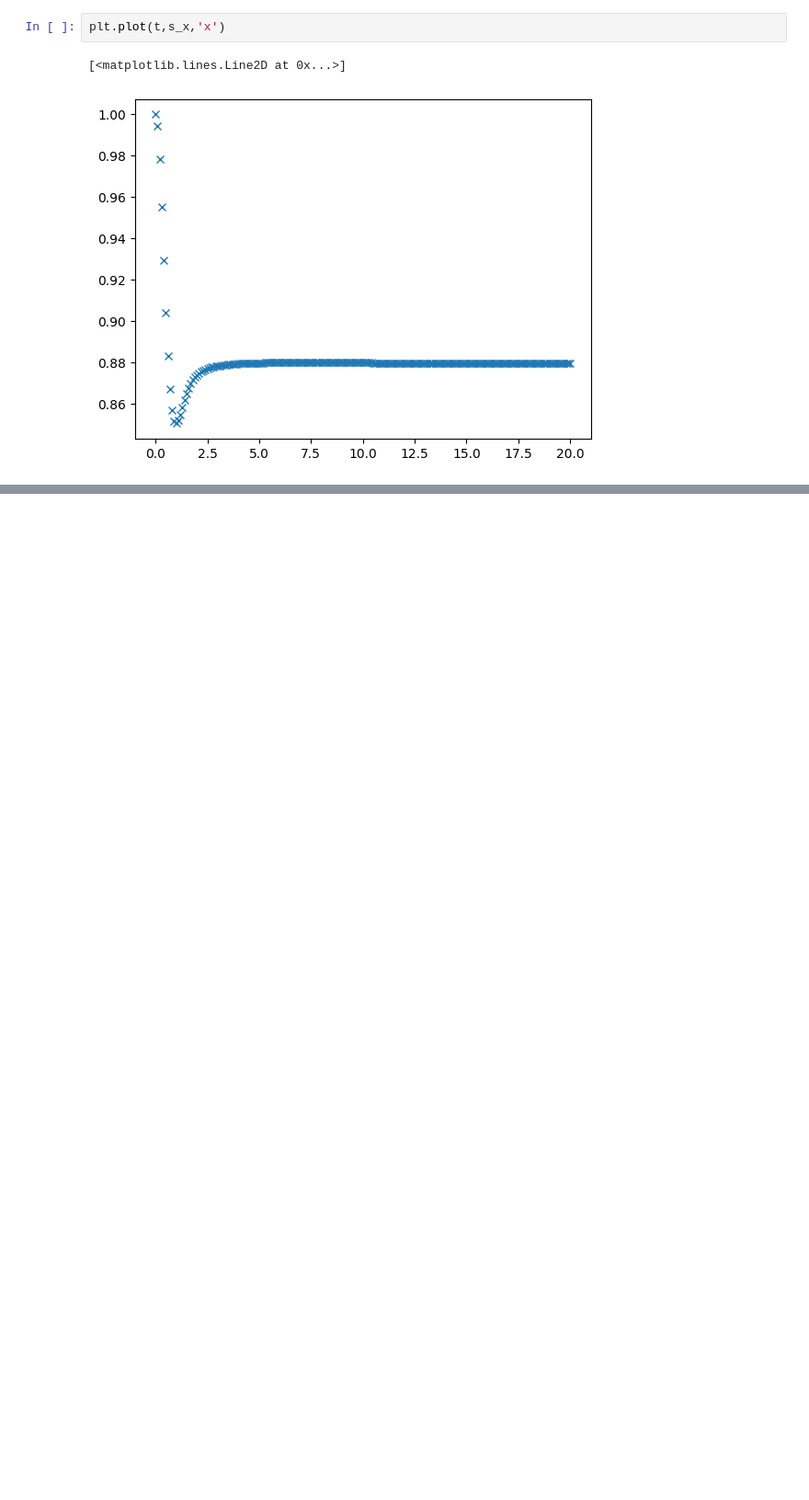
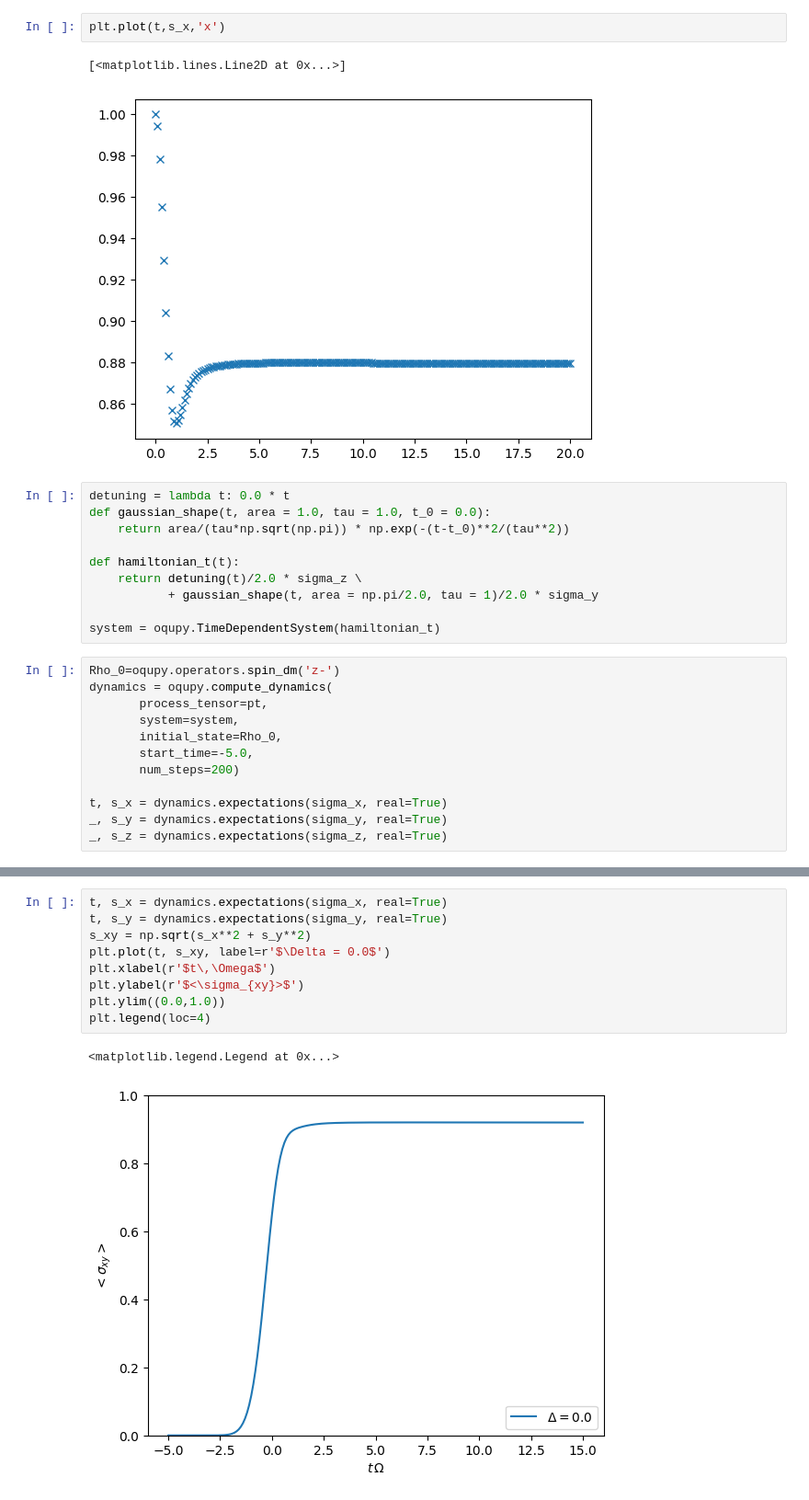
Before and after one commit to tempoCollaboration/OQuPy, a Jupyter notebook: iTEBD-example.ipynb, the cells around one changed output, grey strips where cells are left out. Shown at 92% size. Saved outputs shown, nothing was run; the diff lists cells and outputs as text; blank space fills up the shorter version.

Commit message:
Incorporated speed up to create_deltas (other branch), added example of time dependent Hamiltonian to iTEBD-example

```diff
--- a/iTEBD-example.ipynb
+++ b/iTEBD-example.ipynb
@@ -141,3 +144,25 @@ plt.plot(t,s_x,'x')
 # %% [output]
 [<matplotlib.lines.Line2D at 0x...>]
 [figure]
+# %%
+detuning = lambda t: 0.0 * t
+def gaussian_shape(t, area = 1.0, tau = 1.0, t_0 = 0.0):
+    return area/(tau*np.sqrt(np.pi)) * np.exp(-(t-t_0)**2/(tau**2))
+
+def hamiltonian_t(t):
+    return detuning(t)/2.0 * sigma_z \
+           + gaussian_shape(t, area = np.pi/2.0, tau = 1)/2.0 * sigma_y
+
+system = oqupy.TimeDependentSystem(hamiltonian_t)
+# %%
+Rho_0=oqupy.operators.spin_dm('z-')
+dynamics = oqupy.compute_dynamics(
+       process_tensor=pt,
+       system=system,
+       initial_state=Rho_0,
+       start_time=-5.0,
+       num_steps=200)
+
+t, s_x = dynamics.expectations(sigma_x, real=True)
+_, s_y = dynamics.expectations(sigma_y, real=True)
+_, s_z = dynamics.expectations(sigma_z, real=True)
@@ -143,0 +173,12 @@ plt.plot(t,s_x,'x')
+# %%
+t, s_x = dynamics.expectations(sigma_x, real=True)
+t, s_y = dynamics.expectations(sigma_y, real=True)
+s_xy = np.sqrt(s_x**2 + s_y**2)
+plt.plot(t, s_xy, label=r'$\Delta = 0.0$')
+plt.xlabel(r'$t\,\Omega$')
+plt.ylabel(r'$<\sigma_{xy}>$')
+plt.ylim((0.0,1.0))
+plt.legend(loc=4)
+# %% [output]
+<matplotlib.legend.Legend at 0x...>
+[figure, added]
```
Also changed, not shown: parts of 3 cells of this notebook, 1 other file.
